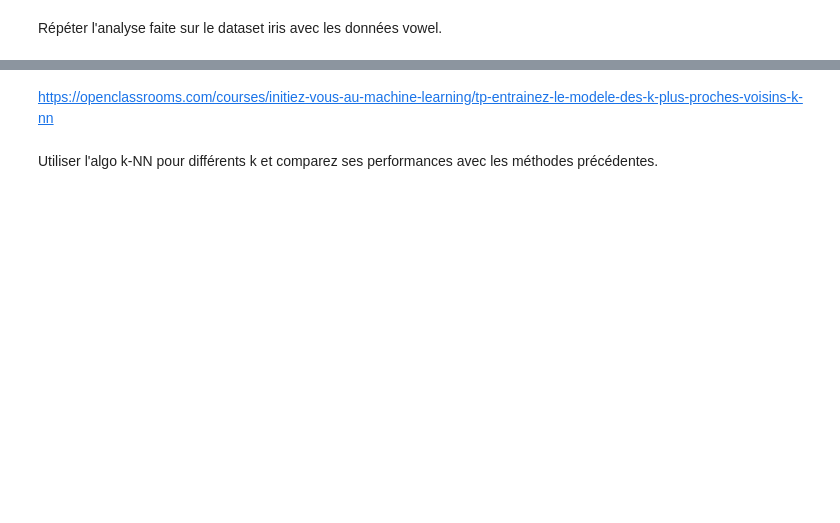
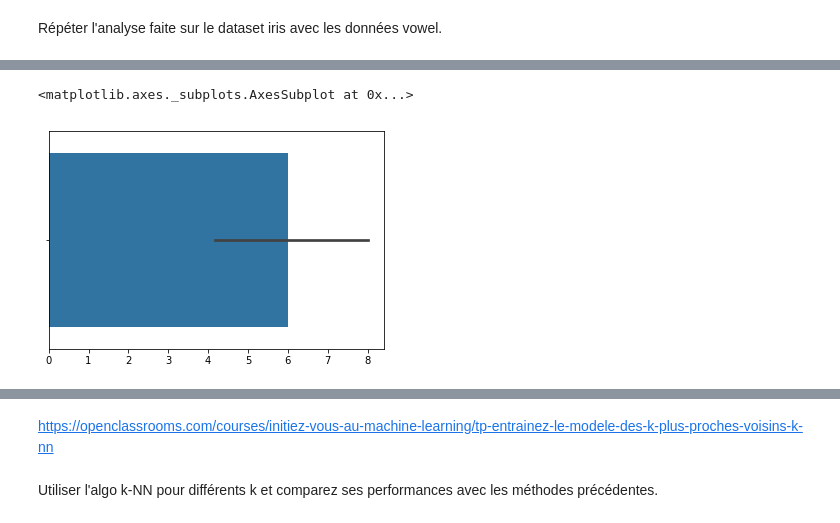
Before and after one commit to datascience-ueve/lab-2-tounsim, a Jupyter notebook: TP2_PARTIE_2_Etudiant.ipynb, the cells around one changed output, grey strips where cells are left out. Cells and saved outputs as stored; diff of their text form; code cells hidden in the pictures; blank space fills up the shorter version.

```diff
--- a/TP2_PARTIE_2_Etudiant.ipynb
+++ b/TP2_PARTIE_2_Etudiant.ipynb
@@ -131,0 +190,6 @@ Répéter l'analyse faite sur le dataset iris avec les données vowel.
+# %%
+import seaborn as sns
+sns.barplot(np.unique(train['y']))
+# %% [output]
+<matplotlib.axes._subplots.AxesSubplot at 0x...>
+[figure, added]
```
Also changed, not shown: parts of 25 cells of this notebook.
